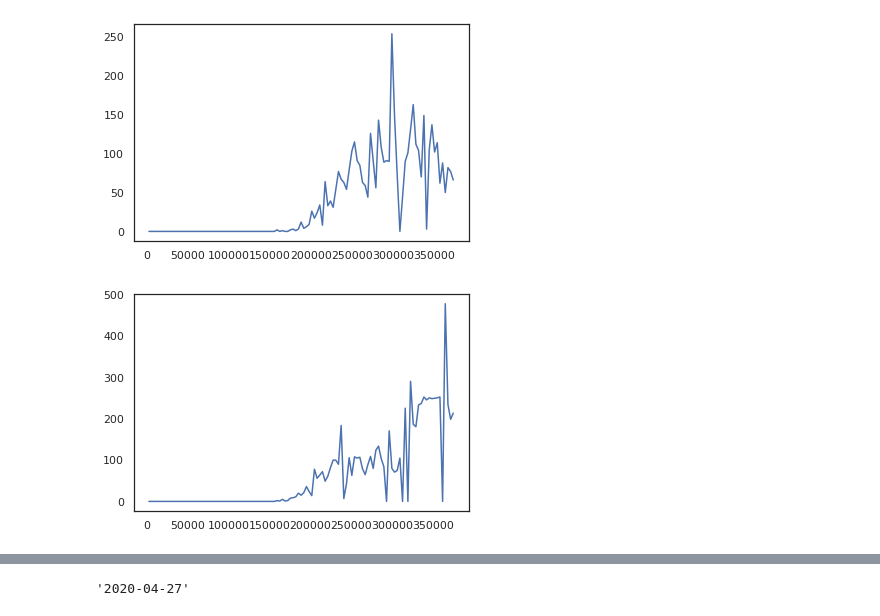
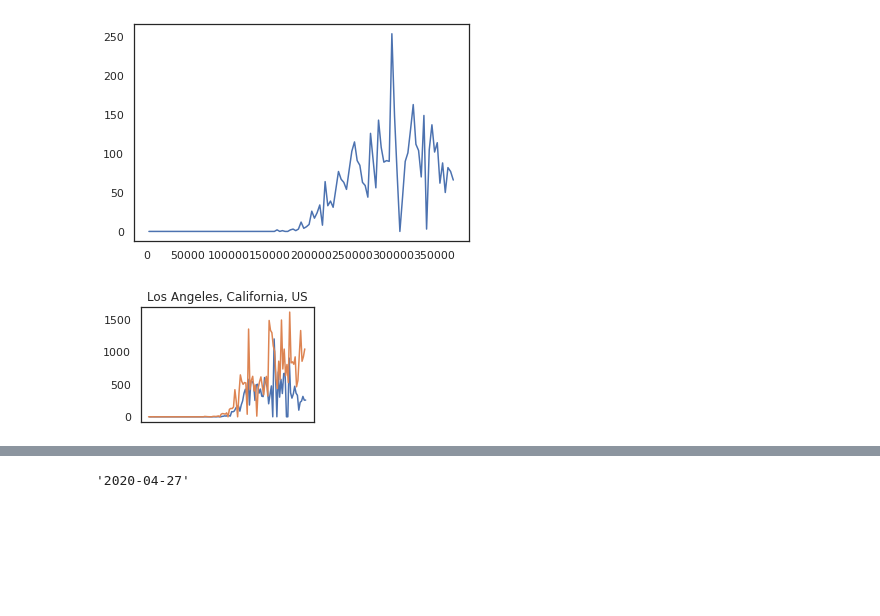
Before and after one commit to mchirico/COVID-19, a Jupyter notebook: COVID_19.ipynb, the cells around one changed output, grey strips where cells are left out. Drawn from its saved outputs; the diff is of its cells as text; code cells hidden in the pictures; blank space fills up the shorter version.

```diff
--- a/COVID_19.ipynb
+++ b/COVID_19.ipynb
@@ -164,9 +178,13 @@ for region in regions:
 # %%
 regions = ['Philadelphia, Pennsylvania, US']
 regions = ['Potter, Texas, US']
 regions = ['Dallas, Texas, US']
 #regions = ['New York City, New York, US']
+regions = ['Los Angeles, California, US']
+regions = ['Philadelphia, Pennsylvania, US','Los Angeles, California, US']
+fig=plt.figure()
 for region in regions:
-  m[m['Country/Region'].str.find(region,0)==0]['value'].plot.line();
+  m[m['Country/Region'].str.find(region,0)==0]['value'].plot.line(title=region,xticks=[],ax=fig.add_axes((0.05,0.5,0.4,0.4)));
+plt.show()
 # %% [output]
-[figure, old version]
+[figure, new version]
```
Also changed, not shown: parts of 4 cells of this notebook.
